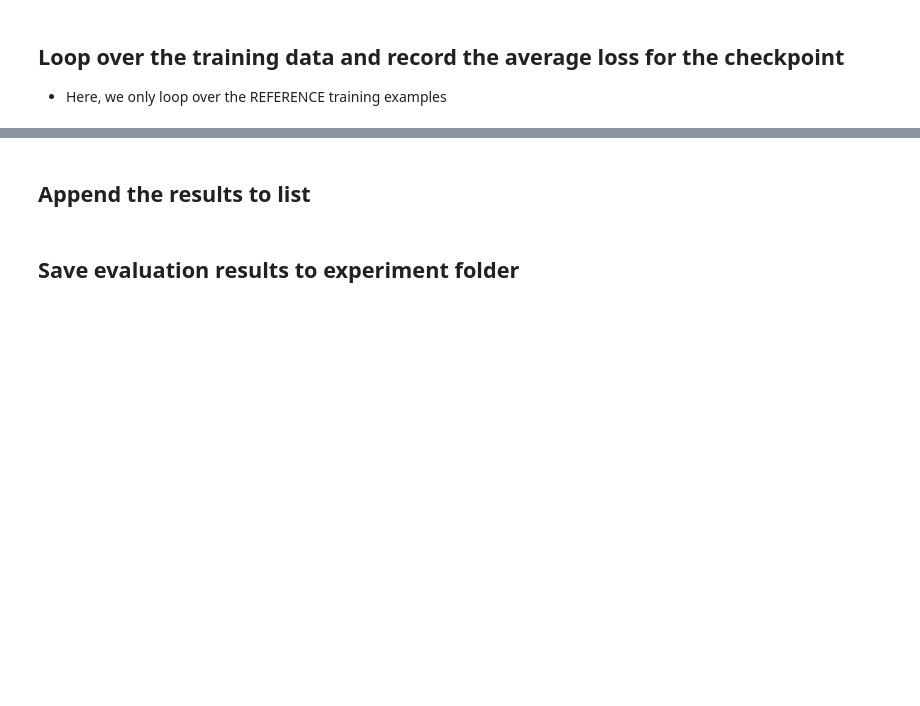
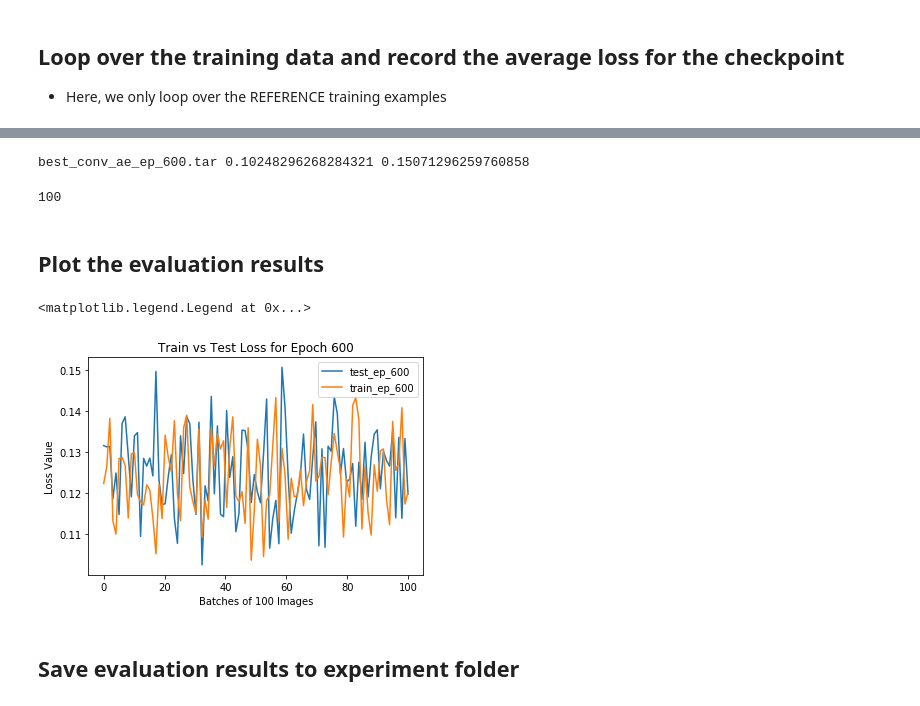
Before and after one commit to kseuro/particle_generator, a Jupyter notebook: deploy_analysis/min_MSE_analysis.ipynb, the cells around one changed output, grey strips where cells are left out. Saved outputs shown, nothing was run; the diff lists cells and outputs as text; code cells hidden in the pictures; blank space fills up the shorter version.

Commit message:
updated notebooks for conv_ae model

```diff
--- a/deploy_analysis/min_MSE_analysis.ipynb
+++ b/deploy_analysis/min_MSE_analysis.ipynb
@@ -304,0 +285,6 @@ print('For checkpoint: \n{}'.format(current_checkpoint))
+# %%
+avg_train_loss = []
+# %%
+step_size = 100
+for step in range(0, len(train_losses), step_size):
+    avg_train_loss.append( np.mean(train_losses[step:step+step_size]) )
@@ -305,5 +293,13 @@ print('For checkpoint: \n{}'.format(current_checkpoint))
+# %%
+eval_ = (current_checkpoint_label, avg_test_loss, avg_train_loss)
+MSE_results.append( eval_ )
+# %%
+print(MSE_results[0][0], min(MSE_results[0][1]), max(MSE_results[0][1]) )
+# %% [output]
+best_conv_ae_ep_600.tar 0.10248296268284321 0.15071296259760858
+# %%
+len(avg_test_loss)
+# %% [output]
+100
 # %% [markdown]
-## Append the results to list
+## Plot the evaluation results
-# %%
-results = [avg_test_loss, avg_train_loss, delta_MSE, current_checkpoint]
-MSE_results.append(results)
@@ -314,3 +306,25 @@ for i in range(len(MSE_results)):
+# %%
+%matplotlib inline
+legend = []
+
+epoch = np.linspace(0, 100, num = 100)
+chkpt_label = MSE_results[0][0].split('.')[0].split('_')[-1]
+
+test_label = 'test_ep_{}'.format(chkpt_label)
+legend.append(test_label)
+train_label = 'train_ep_{}'.format(chkpt_label)
+legend.append(train_label)
+
+plt.title("Train vs Test Loss for Epoch {}".format(chkpt_label))
+plt.plot(epoch, MSE_results[0][1])
+plt.plot(epoch, MSE_results[0][2])
+plt.xlabel("Batches of 100 Images")
+plt.ylabel("Loss Value")
+
+plt.legend(legend)
+# %% [output]
+<matplotlib.legend.Legend at 0x...>
+[figure, added]
 # %% [markdown]
 ## Save evaluation results to experiment folder
 # %%
```
Also changed, not shown: parts of 26 cells of this notebook, 1 other file.
